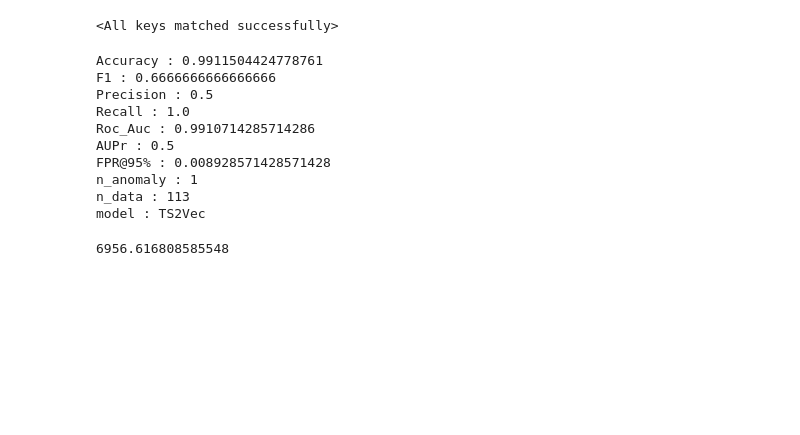
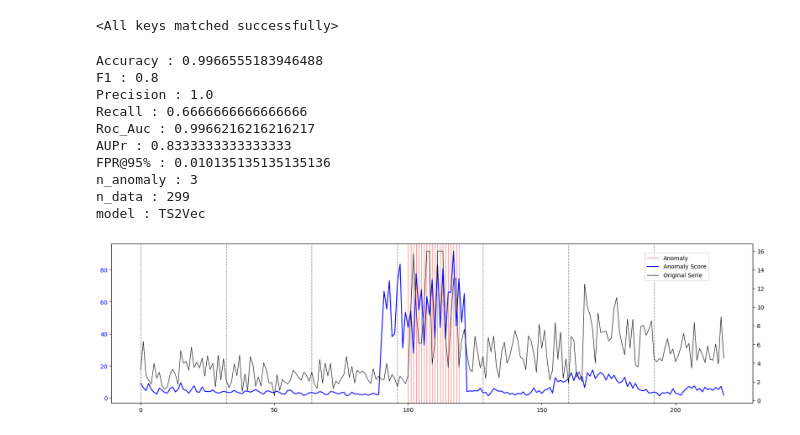
Before and after one commit to QMoayedpour/moving_mahalanobis, a Jupyter notebook: notebooks/ts2vec.ipynb, the cells around one changed output. Drawn from its saved outputs; the diff is of its cells as text; code cells hidden in the pictures; blank space fills up the shorter version.

```diff
--- a/notebooks/ts2vec.ipynb
+++ b/notebooks/ts2vec.ipynb
@@ -34,24 +44,27 @@ from model.M_mahala.movingmahala import MovingMahalanobis
 # %%
 mahala = MovingMahalanobis(y, loader, model_name="TS2Vec", X=X, seq_len=32)
-out = mahala.fit(print_results=False, thresh=12, mode_auto=True, windows=True,
-                 verbose=True, n_channels = 12)
+params = {"print_results": False, "thresh":12, "mode_auto": True,
+          "windows": True, "verbose": True, "n_channels" : 12,
+          "seq_len": 32, "stride":32, "model_name": "TS2Vec", "device": "cpu", "modif_score": False}
+mahala.set_params(**params)
+out = mahala.fit()
 for key in out.keys():
     print(key, ":", out[key])
 # %% [output]
-Accuracy : 0.9911504424778761
-F1 : 0.6666666666666666
-Precision : 0.5
-Recall : 1.0
-Roc_Auc : 0.9910714285714286
-AUPr : 0.5
-FPR@95% : 0.008928571428571428
-n_anomaly : 1
-n_data : 113
+Accuracy : 0.9966555183946488
+F1 : 0.8
+Precision : 1.0
+Recall : 0.6666666666666666
+Roc_Auc : 0.9966216216216217
+AUPr : 0.8333333333333333
+FPR@95% : 0.010135135135135136
+n_anomaly : 3
+n_data : 299
 model : TS2Vec
-# %%
-mahala.score.max()
-# %% [output]
-6956.616808585548
+# %%
+mahala.plot_anomalies(1)
+# %% [output]
+[figure, added]
 # %%
 plt.figure(figsize=(12,3))
 plt.plot(normalise(np.clip(mahala.score, None, 7000)), label="score")
```
Also changed, not shown: parts of 10 cells of this notebook, 6 other files.
